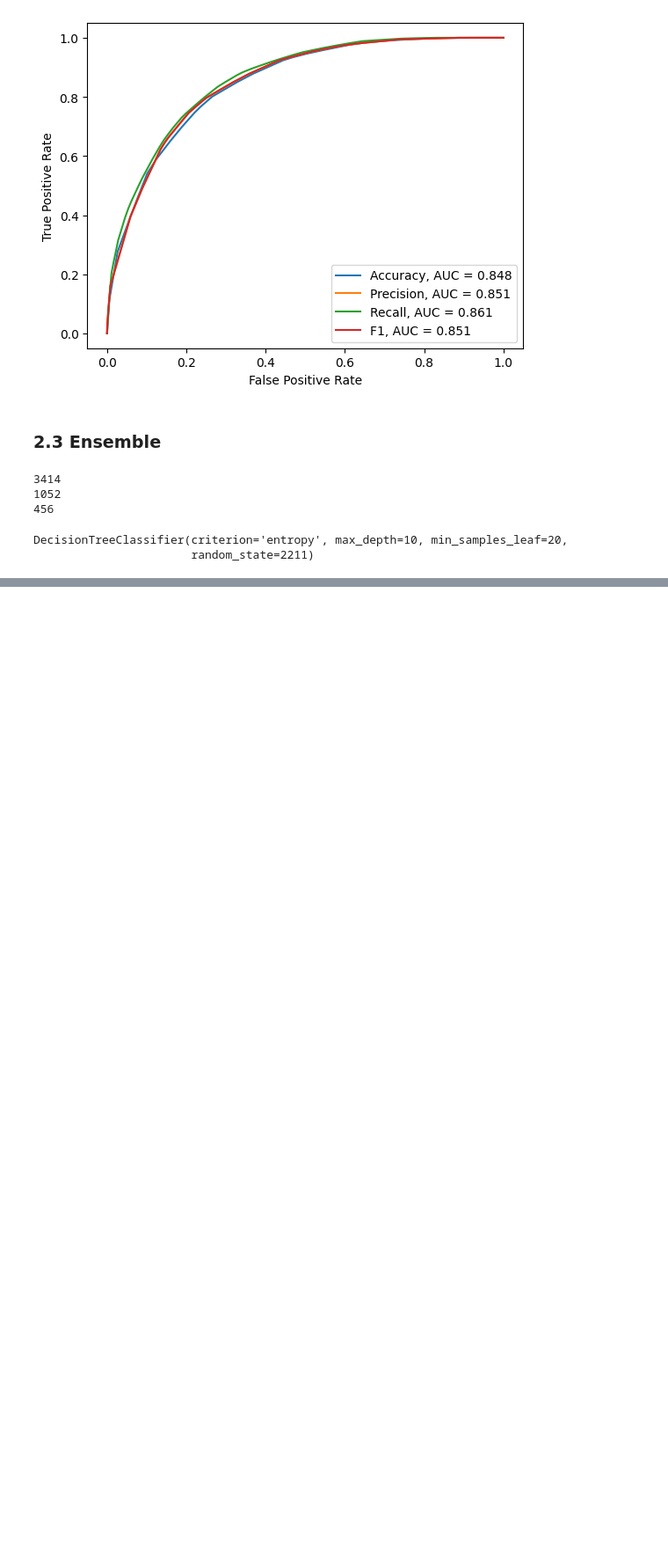
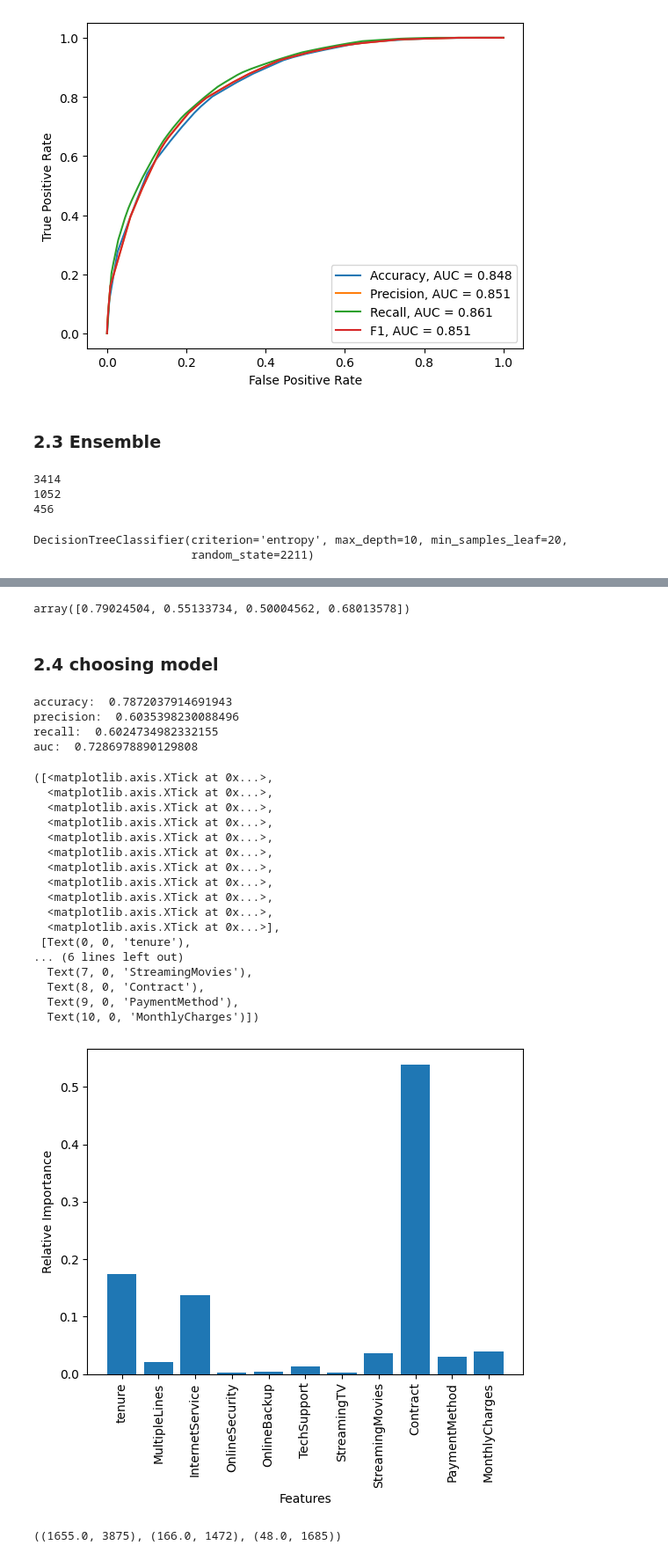
Before and after one commit to Rigbones/ISOM3360_Asg2, a Jupyter notebook: isom3360_asg2.ipynb, the cells around one changed output, grey strips where cells are left out. Shown at 88% size. Drawn from its saved outputs; the diff is of its cells as text; code cells hidden in the pictures; blank space fills up the shorter version.

```diff
--- a/isom3360_asg2.ipynb
+++ b/isom3360_asg2.ipynb
@@ -28,6 +28,7 @@ from sklearn import metrics # for displaying roc curve, and calculating TPR, FPR
 import pickle # for saving scikit learn models
 
 df = pd.read_csv('churn.csv') # (7032, 19)
+cols = df.columns.values
 # %% [markdown]
 All columns and their possible values
 
@@ -354,3 +367,73 @@ accuracy:  0.766
 precision:  0.520
 recall:  0.394
 auc:  0.639
+# %%
+# estimate overall accuracy, precision, recall and auc in model
+aprc = np.array([aprc_pi, aprc_p, aprc_i]) # shape (3, 4)
+weights = np.array([3414, 1052, 456])
+np.dot(aprc.T, weights) / weights.sum()
+# %% [output]
+array([0.79024504, 0.55133734, 0.50004562, 0.68013578])
+# %% [markdown]
+### 2.4 choosing model
+# %%
+# choosing the F1 score model as our most effective model, and evaluate it on the unseen testing set
+model_final = best_estimators[3]
+print("accuracy: ", metrics.accuracy_score(y_test, model_final.predict(X_test)))
+print("precision: ", metrics.precision_score(y_test, model_final.predict(X_test)))
+print("recall: ", metrics.recall_score(y_test, model_final.predict(X_test)))
+print("auc: ", metrics.roc_auc_score(y_test, model_final.predict(X_test)))
+# %% [output]
+accuracy:  0.7872037914691943
+precision:  0.6035398230088496
+recall:  0.6024734982332155
+auc:  0.7286978890129808
+# %%
+# get feature importance
+importance = model_final.feature_importances_
+
+# plot bar chart
+plt.xlabel("Features")
+plt.ylabel("Relative Importance")
+plt.bar(
+	x = np.arange(0, (importance != 0).sum()),
+	height = importance[importance != 0],
+	# width = 0.2,
+	label = np.arange(1, 12)
+)
+
+# label x-axis
+plt.xticks(
+	np.arange(0, (importance != 0).sum()),
+	cols[0: -1][importance != 0], # column names
+	rotation=90
+)
+# %% [output]
+([<matplotlib.axis.XTick at 0x...>,
+  <matplotlib.axis.XTick at 0x...>,
+  <matplotlib.axis.XTick at 0x...>,
+  <matplotlib.axis.XTick at 0x...>,
+  <matplotlib.axis.XTick at 0x...>,
+  <matplotlib.axis.XTick at 0x...>,
+  <matplotlib.axis.XTick at 0x...>,
+  <matplotlib.axis.XTick at 0x...>,
+  <matplotlib.axis.XTick at 0x...>,
+  <matplotlib.axis.XTick at 0x...>,
+  <matplotlib.axis.XTick at 0x...>],
+ [Text(0, 0, 'tenure'),
+... (6 lines left out)
+  Text(7, 0, 'StreamingMovies'),
+  Text(8, 0, 'Contract'),
+  Text(9, 0, 'PaymentMethod'),
+  Text(10, 0, 'MonthlyCharges')])
+[figure, added]
+# %%
+# find out out of the three contract types, which are most likely to churn
+# column 14 is "contract", column 18 is "churn"
+monthly = ds[:, 18][ds[:, 14] == 0].sum(), (ds[:, 14] == 0).sum()
+one_year = ds[:, 18][ds[:, 14] == 1].sum(), (ds[:, 14] == 1).sum()
+two_year = ds[:, 18][ds[:, 14] == 2].sum(), (ds[:, 14] == 2).sum()
+
+monthly, one_year, two_year
+# %% [output]
+((1655.0, 3875), (166.0, 1472), (48.0, 1685))
```
Also changed, not shown: parts of 2 cells of this notebook, 1 other file.
